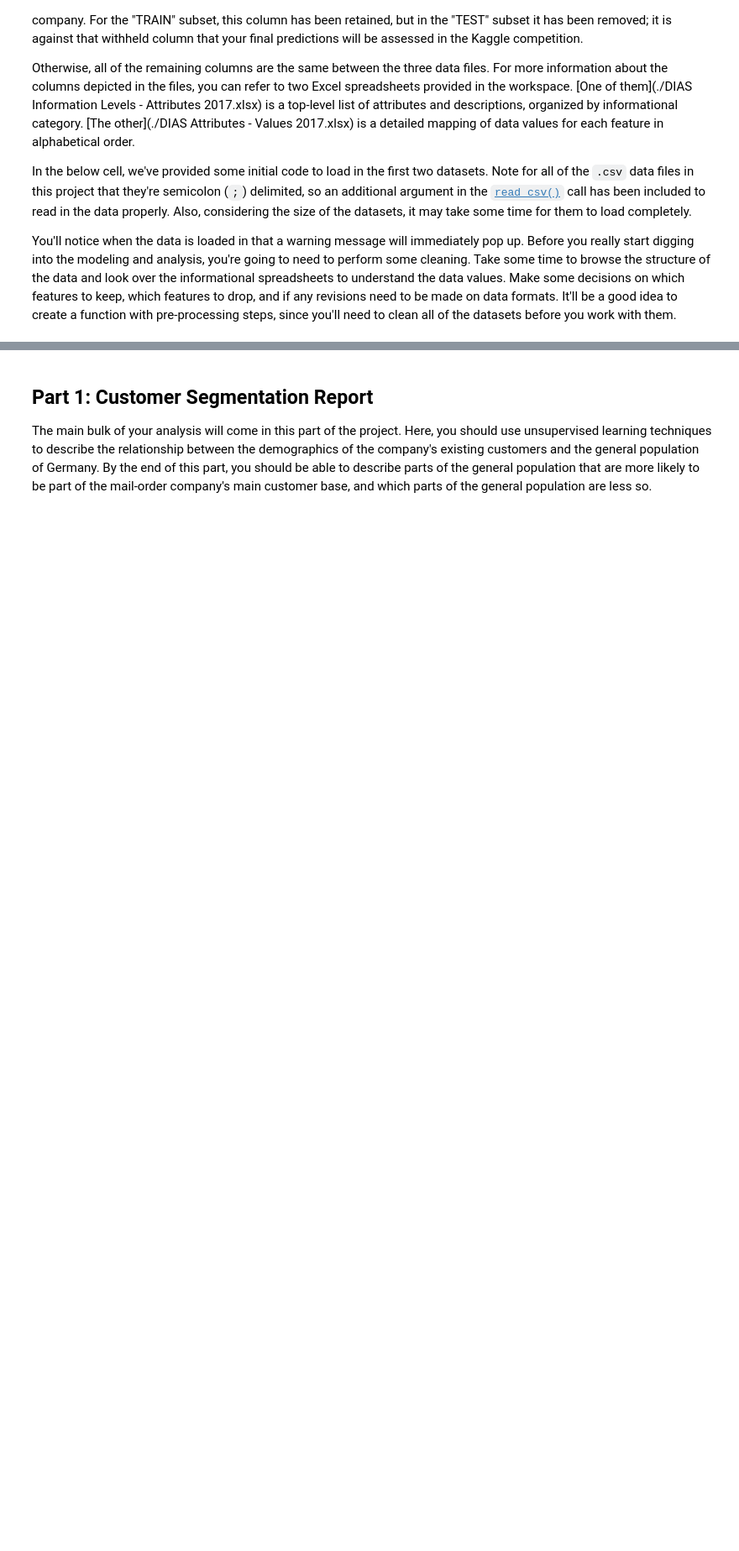
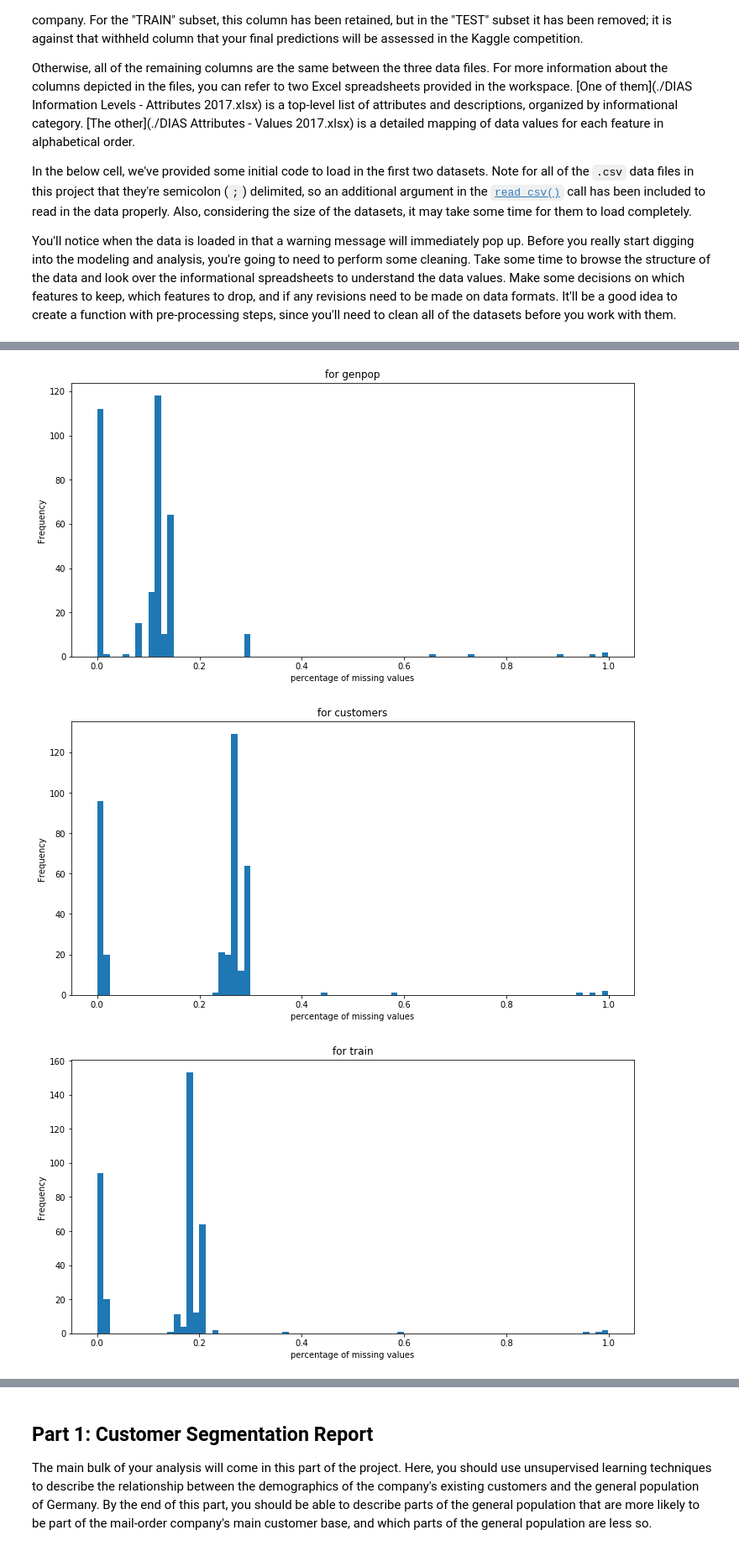
Before and after one commit to UsofData/Arvato_Capstone_Project, a Jupyter notebook: Arvato Project Workbook.ipynb, the cells around one changed output, grey strips where cells are left out. Shown at 84% size. Drawn from its saved outputs; the diff is of its cells as text; code cells hidden in the pictures; blank space fills up the shorter version.

```diff
--- a/Arvato Project Workbook.ipynb
+++ b/Arvato Project Workbook.ipynb
@@ -99,0 +70,10 @@ customers.head()
+# %%
+def read_file(filename):
+    return pd.read_csv('s3://{}/{}'.format(bucket, filename), sep = ';')
+# %%
+%%time
+
+genpop = read_file(genpop_file)
+customers = read_file(cust_file)
+train = read_file(train_file)
+test = read_file(test_file)
@@ -99,0 +90,14 @@ customers.head()
+# %%
+datasets = {
+    'genpop':genpop,
+    'customers':customers,
+    'train':train,
+    'test':test
+}
+# %%
+def count_na(df):
+    '''
+    Counts the number of missing values of each column as a percentage
+    '''
+    series = df.isna().sum()/len(df)
+    return series
@@ -99,0 +106,13 @@ customers.head()
+# %%
+for name, data in datasets.items():
+    plt.figure(figsize = (12, 6))
+    data_miss = count_na(data)
+    count_na(data).plot(kind = 'hist', bins = 80)
+    plt.xlabel('percentage of missing values')
+    plt.title('for '+name)
+
+del datasets, data #to free up memory
+# %% [output]
+[figure, added]
+[figure, added]
+[figure, added]
```
Also changed, not shown: parts of 115 cells of this notebook.
